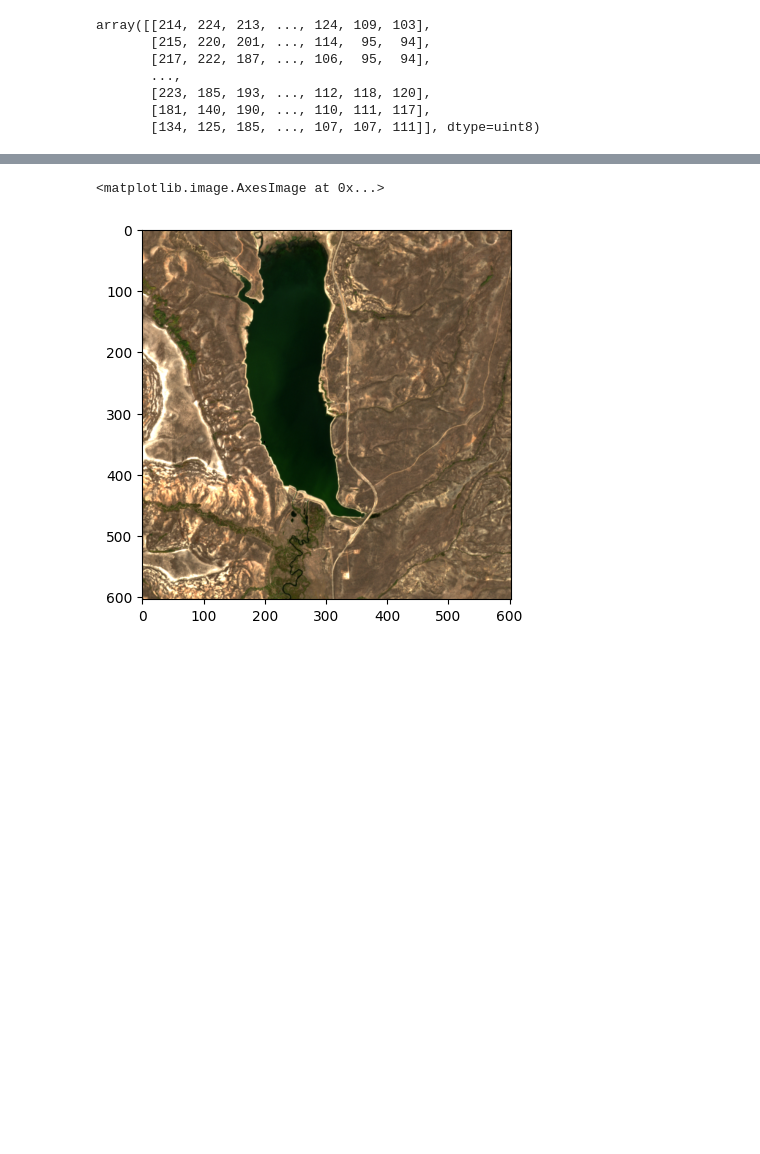
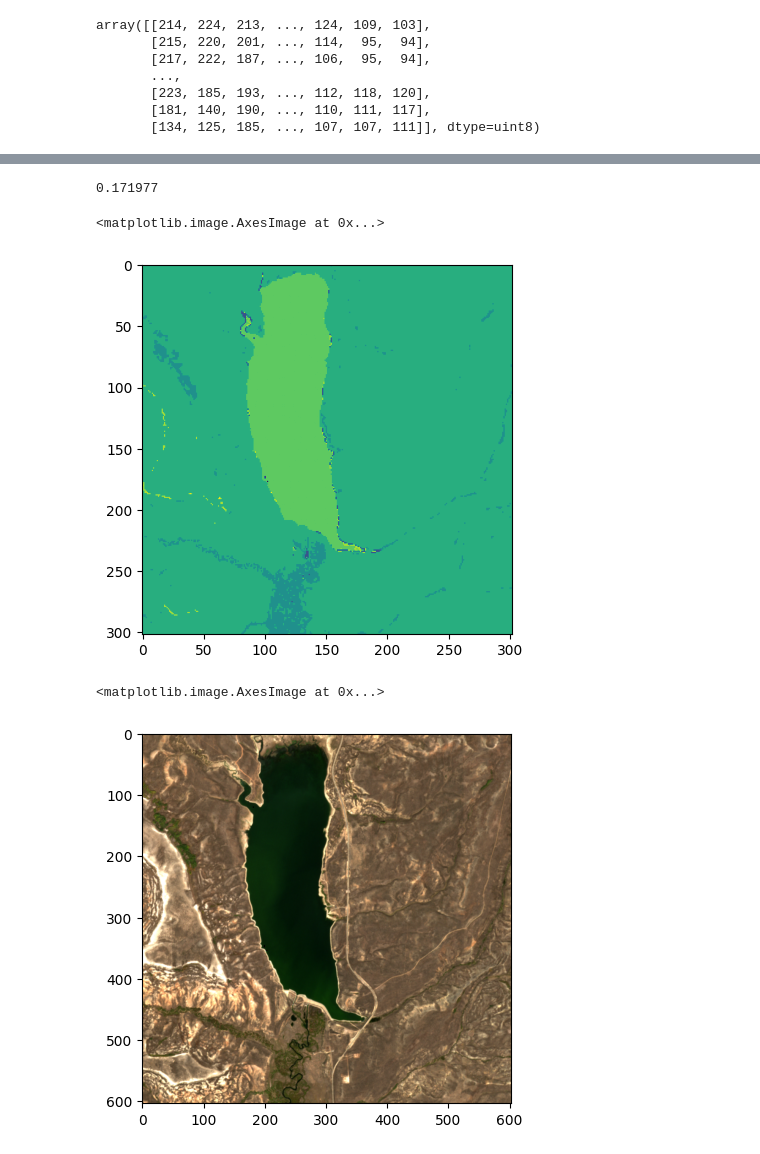
Before and after one commit to keenansamway/Algal-Bloom-Detection, a Jupyter notebook: benchmark-blogpost.ipynb, the cells around one changed output, grey strips where cells are left out. Cells and saved outputs as stored; diff of their text form; code cells hidden in the pictures; blank space fills up the shorter version.

```diff
--- a/benchmark-blogpost.ipynb
+++ b/benchmark-blogpost.ipynb
@@ -339,7 +339,11 @@ date_range
 search = catalog.search(
     collections=["sentinel-2-l2a", "landsat-c2-l2"],
     bbox=bbox,
-    datetime=date_range
+    datetime=date_range,
+    query={
+        "eo:cloud_cover": {"lt": 10},
+        "platform": {"in": ["Sentinel-2A", "Sentinel-2B", "landsat-8", "landsat-9"]},
+    }
 )
 
 # see how many items were returned
@@ -500,3 +515,20 @@ array([[214, 224, 213, ..., 124, 109, 103],
+# %%
+item.properties['eo:cloud_cover']
+# %% [output]
+0.171977
+# %%
+scl = rioxarray.open_rasterio(pc.sign(item.assets["SCL"].href)).rio.clip_box(
+        minx=minx,
+        miny=miny,
+        maxx=maxx,
+        maxy=maxy,
+        crs="EPSG:4326",
+    ).to_numpy()[0]
+# %%
+plt.imshow(scl)
+# %% [output]
+<matplotlib.image.AxesImage at 0x...>
+[figure, added]
 # %%
 # we have to transpose some of the dimensions to plot
 # matplotlib expects channels in a certain order
```
Also changed, not shown: parts of 4 cells of this notebook.
